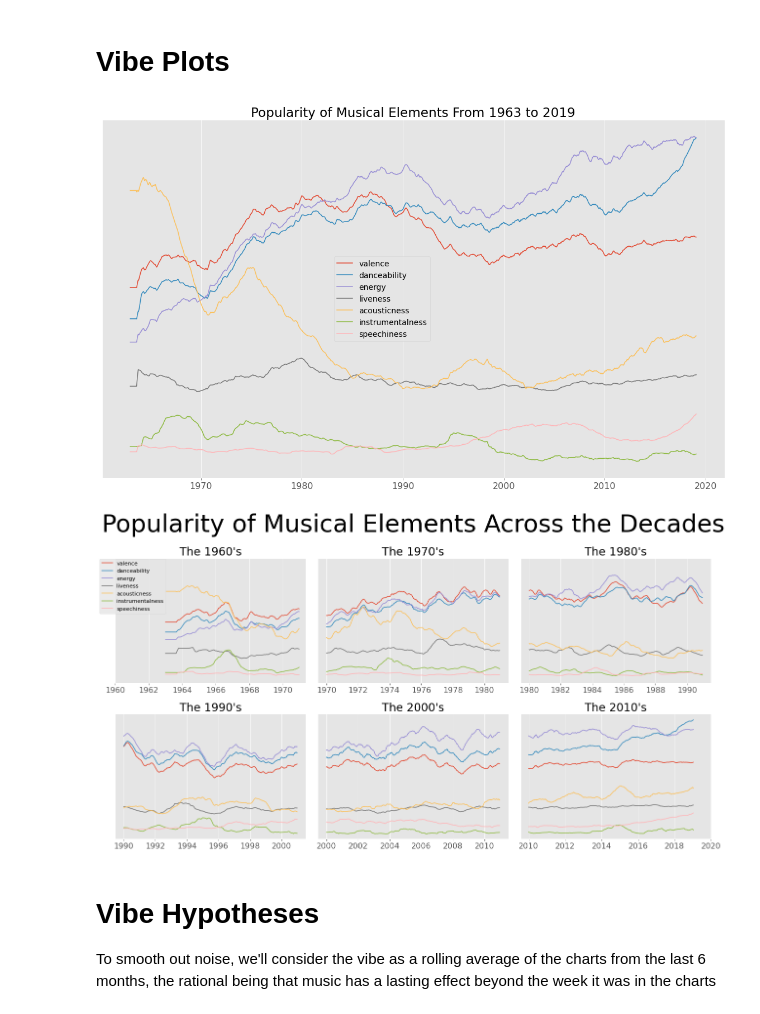
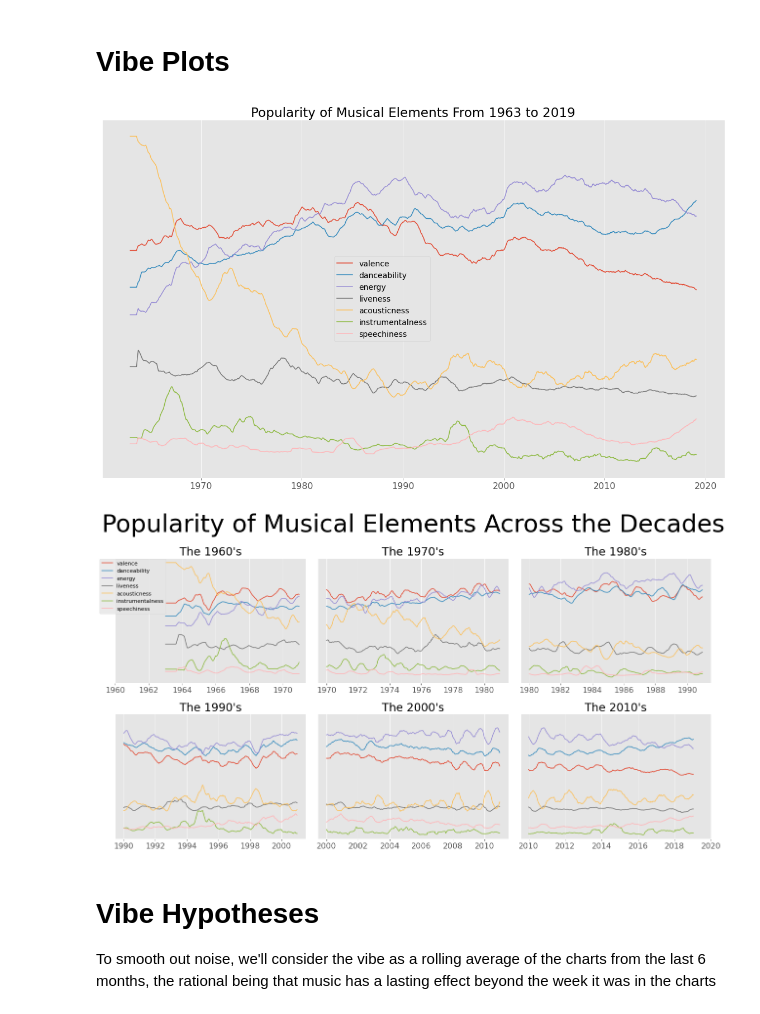
Before and after one commit to ZackMagnotti/tin-pan-data, a Jupyter notebook: vibe-analysis.ipynb, the cells around one changed output. Drawn from its saved outputs; the diff is of its cells as text; code cells hidden in the pictures.

```diff
--- a/vibe-analysis.ipynb
+++ b/vibe-analysis.ipynb
@@ -24,9 +24,9 @@ song_parameters = d.song_parameters
 normal_parameters = d.normal_parameters
 # %%
 def weighted_score(param, chart):
-    power_rank_col = chart['power']
-    param_col = chart[param]
-    return (power_rank_col * param_col).sum() / power_rank_col.sum()
+    power_col = chart['power']
+    p = chart[param]
+    return (power_col * p).sum() / power_col[p.notna()].sum()
 
 def vibe(chart, params = song_parameters):
         return {p:weighted_score(p, chart) for p in params}
@@ -64,23 +64,23 @@ parameter_ts = pd.DataFrame(week_scores, index=week_dates)
 # Vibe Plots
 # %%
 # take a rolling average to smooth out noise
-delta = dt.timedelta(weeks=200)
+delta = dt.timedelta(weeks=104) # about two years
 rolling_avg = parameter_ts.rolling(delta).mean()
 
 fig, ax = plt.subplots(figsize=(16,10))
 for p in normal_parameters:
     ax.plot(rolling_avg.index, rolling_avg[p])
 
 ax.set_title('Popularity of Musical Elements From 1963 to 2019')
 ax.get_yaxis().set_visible(False)
 ax.legend(normal_parameters, fontsize=14, loc='center', bbox_to_anchor=(0.45, 0.5))
 fig.tight_layout();
 
 # fig.savefig('images/vibe_full_timeseries.png')
 # %% [output]
-[figure, old version]
+[figure, new version]
 # %%
-delta = dt.timedelta(weeks=52)
+delta = dt.timedelta(weeks=26)
 rolling_avg = parameter_ts.rolling(delta).mean()
 
 sixties       = rolling_avg.loc['1960':'1970']
@@ -118,7 +118,7 @@ for a, name, ts, timestamp in zip(ax.flatten(), decade_names, decade_ts, timesta
 
     a.set_title(f'The {name}')
     a.set_ylabel('Popularity')
-    a.set_ylim(0, .65)
+    a.set_ylim(0, .8)
     a.get_yaxis().set_visible(False)
 
     # 366 days to hack issue with leap years
@@ -132,7 +132,7 @@ fig.tight_layout();
 
 # fig.savefig('images/vibe_by_decade.png')
 # %% [output]
-[figure, old version]
+[figure, new version]
 # %% [markdown]
 # Vibe Hypotheses
 
```
Also changed, not shown: parts of 8 cells of this notebook.
